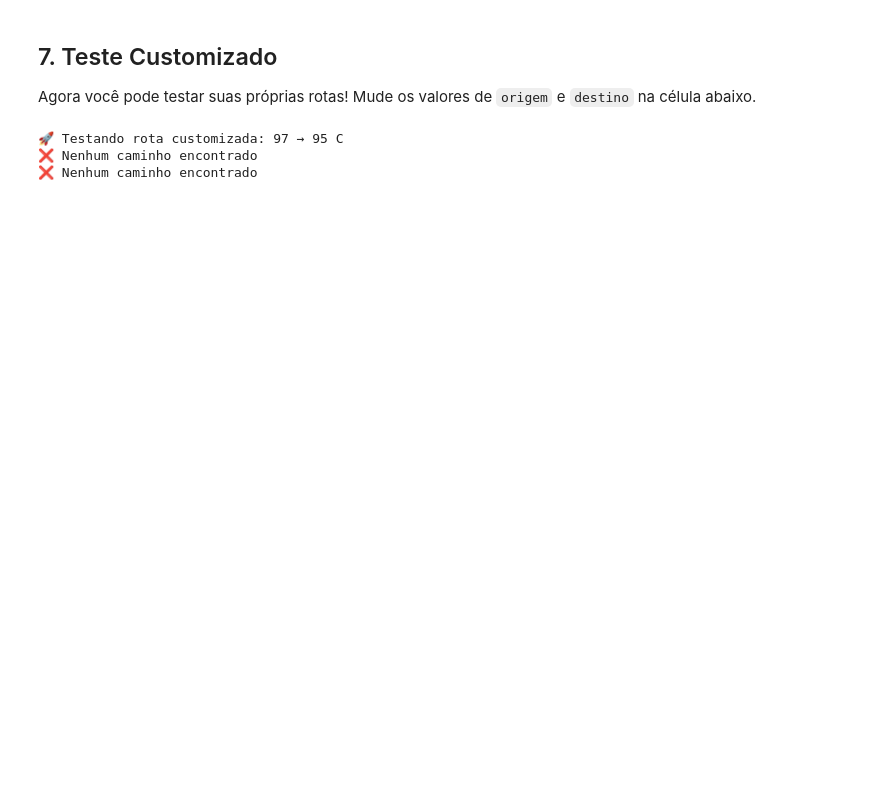
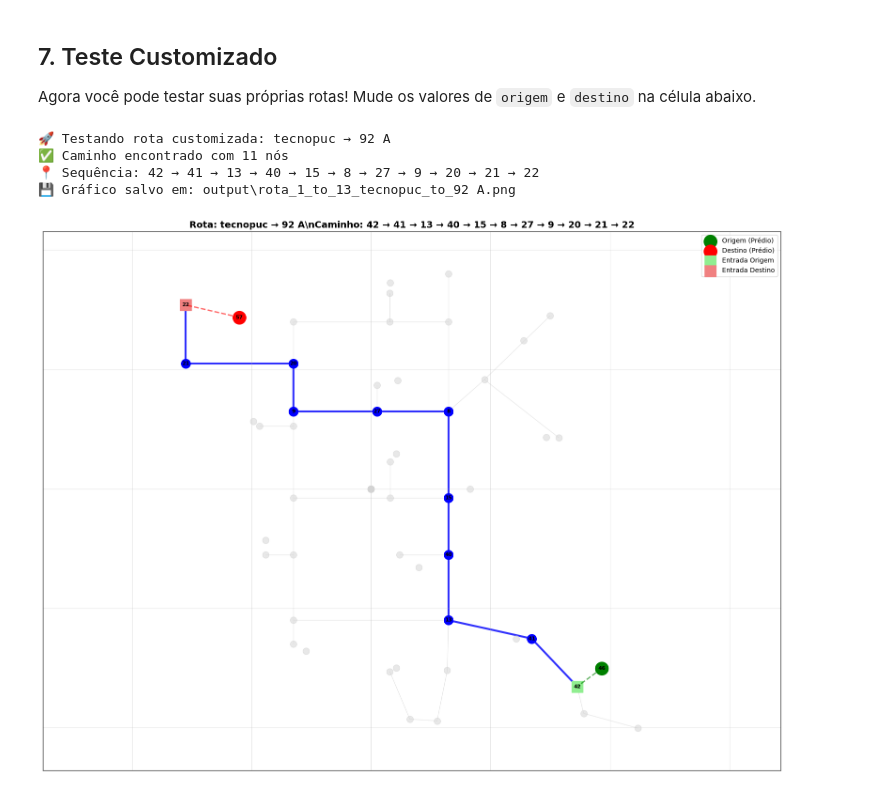
Before and after one commit to Pratica-em-ES/totem-backend, a Jupyter notebook: test_routes/test_routes.ipynb, the cells around one changed output. Saved outputs shown, nothing was run; the diff lists cells and outputs as text; code cells hidden in the pictures; blank space fills up the shorter version.

```diff
--- a/test_routes/test_routes.ipynb
+++ b/test_routes/test_routes.ipynb
@@ -483,19 +504,21 @@ else:
 Agora você pode testar suas próprias rotas! Mude os valores de `origem` e `destino` na célula abaixo.
 # %%
 # 🎯 Configure sua rota aqui
-origem = 4   # ID do prédio de origem (ex: 1 = Tecnopuc)
-destino = 5  # ID do prédio de destino (ex: 12 = 93)
+origem = 1   # ID do prédio de origem (ex: 1 = Tecnopuc)
+destino = 13  # ID do prédio de destino (ex: 12 = 93)
 
 print(f"🚀 Testando rota customizada: {BUILDINGS[origem]['name']} → {BUILDINGS[destino]['name']}")
 path = get_route(origem, destino)
 
 if path:
     print(f"✅ Caminho encontrado com {len(path)} nós")
     print(f"📍 Sequência: {' → '.join(map(str, path))}")
     plot_route(origem, destino, path)
 else:
     print("❌ Nenhum caminho encontrado")
 # %% [output]
-🚀 Testando rota customizada: 97 → 95 C
-❌ Nenhum caminho encontrado
-❌ Nenhum caminho encontrado
+🚀 Testando rota customizada: tecnopuc → 92 A
+✅ Caminho encontrado com 11 nós
+📍 Sequência: 42 → 41 → 13 → 40 → 15 → 8 → 27 → 9 → 20 → 21 → 22
+💾 Gráfico salvo em: output\rota_1_to_13_tecnopuc_to_92 A.png
+[figure, added]
```
Also changed, not shown: parts of 7 cells of this notebook, 2 other files.
